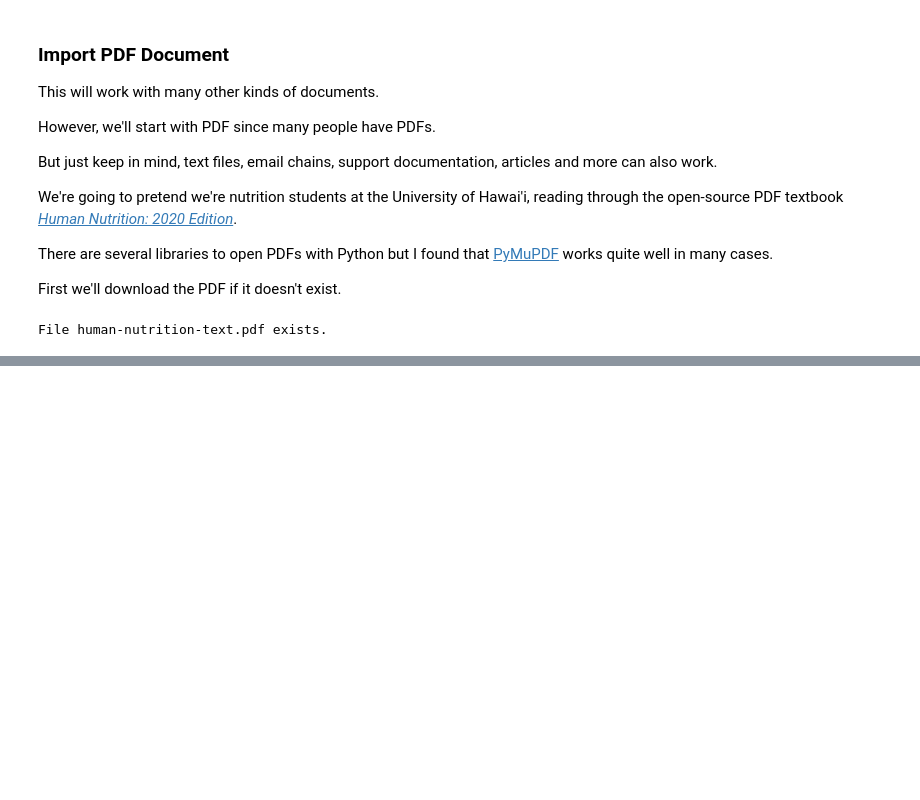
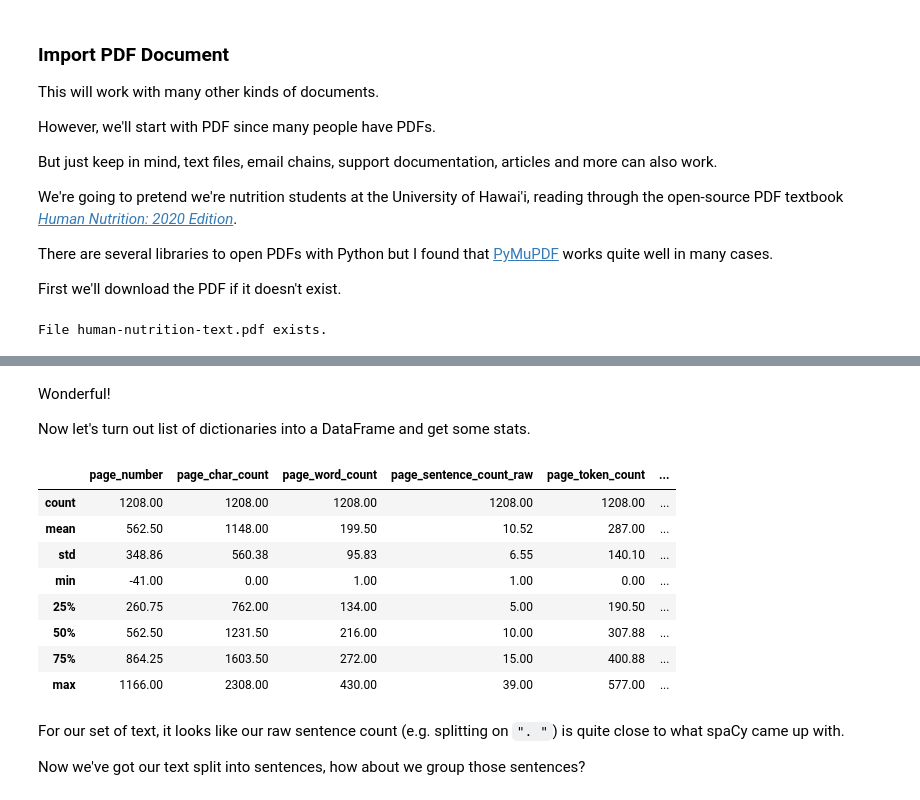
Before and after one commit to debarghya18/local-RAG, a Jupyter notebook: local-rag.ipynb, the cells around one changed output, grey strips where cells are left out. Saved outputs shown, nothing was run; the diff lists cells and outputs as text; code cells hidden in the pictures; blank space fills up the shorter version.

Commit message:
text embedding

```diff
--- a/local-rag.ipynb
+++ b/local-rag.ipynb
@@ -161,0 +170,38 @@ File human-nutrition-text.pdf exists.
+# %%
+import fitz
+from tqdm.auto import tqdm
+
+def text_formatter(text: str) -> str:
+    """Performs minor formatting on text."""
+    cleaned_text = text.replace("\n", " ").strip()
+    return cleaned_text
+
+# Open PDF and get lines/pages
+# Note: this only focuses on text, rather than images/figures etc
+def open_and_read_pdf(pdf_path: str) -> list[dict]:
+    """
+    Opens a PDF file, reads its text content page by page, and collects statistics.
+
+    Parameters:
+        pdf_path (str): The file path to the PDF document to be opened and read.
+
+    Returns:
+        list[dict]: A list of dictionaries, each containing the page number
+        (adjusted), character count, word count, sentence count, token count, and the extracted text
+        for each page.
+    """
+    doc = fitz.open(pdf_path)  # open a document
+    pages_and_texts = []
+    for page_number, page in tqdm(enumerate(doc)):  # iterate the document pages
+        text = page.get_text()  # get plain text encoded as UTF-8
+        text = text_formatter(text)
+        pages_and_texts.append({"page_number": page_number - 41,  # adjust page numbers since our PDF starts on page 42
+                                "page_char_count": len(text),
+                                "page_word_count": len(text.split(" ")),
+                                "page_sentence_count_raw": len(text.split(". ")),
+                                "page_token_count": len(text) / 4,  # 1 token = ~4 chars, see: https://help.openai.com/en/articles/4936856-what-are-tokens-and-how-to-count-them
+                                "text": text})
+    return pages_and_texts
+
+pages_and_texts = open_and_read_pdf(pdf_path=pdf_path)
+pages_and_texts[:2]
@@ -161,0 +355,21 @@ File human-nutrition-text.pdf exists.
+# %% [markdown]
+Wonderful!
+
+Now let's turn out list of dictionaries into a DataFrame and get some stats.
+# %%
+df=pd.DataFrame(pages_and_texts)
+df.describe().round(2)
+# %% [output]
+|  | page_number | page_char_count | page_word_count | page_sentence_count_raw | page_token_count | ... |
+| count | 1208.00 | 1208.00 | 1208.00 | 1208.00 | 1208.00 | ... |
+| mean | 562.50 | 1148.00 | 199.50 | 10.52 | 287.00 | ... |
+| std | 348.86 | 560.38 | 95.83 | 6.55 | 140.10 | ... |
+| min | -41.00 | 0.00 | 1.00 | 1.00 | 0.00 | ... |
+| 25% | 260.75 | 762.00 | 134.00 | 5.00 | 190.50 | ... |
+| 50% | 562.50 | 1231.50 | 216.00 | 10.00 | 307.88 | ... |
+| 75% | 864.25 | 1603.50 | 272.00 | 15.00 | 400.88 | ... |
+| max | 1166.00 | 2308.00 | 430.00 | 39.00 | 577.00 | ... |
+# %% [markdown]
+For our set of text, it looks like our raw sentence count (e.g. splitting on `". "`) is quite close to what spaCy came up with.
+
+Now we've got our text split into sentences, how about we group those sentences?
```
Also changed, not shown: parts of 36 cells of this notebook.
